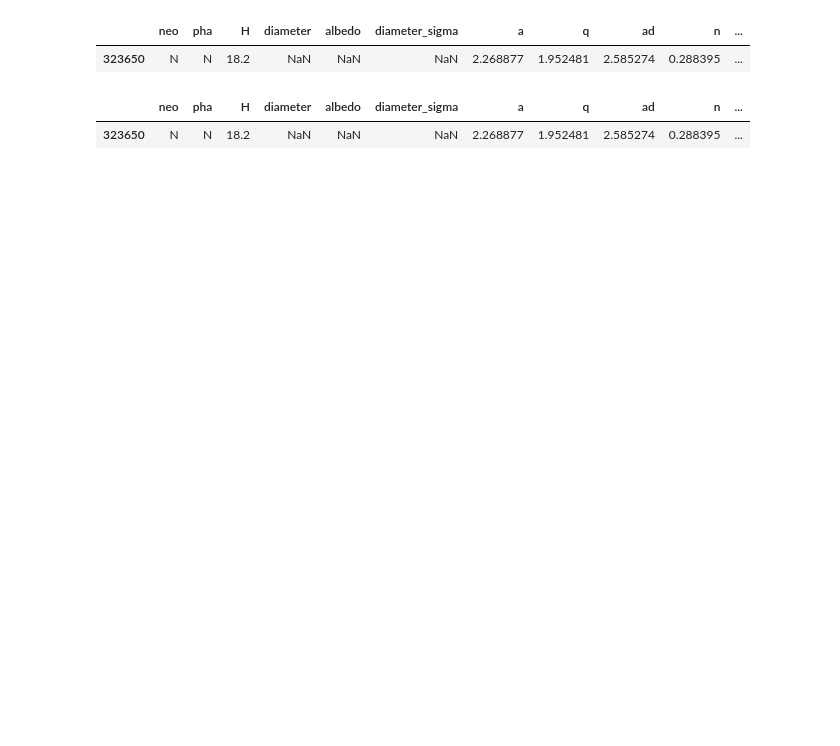
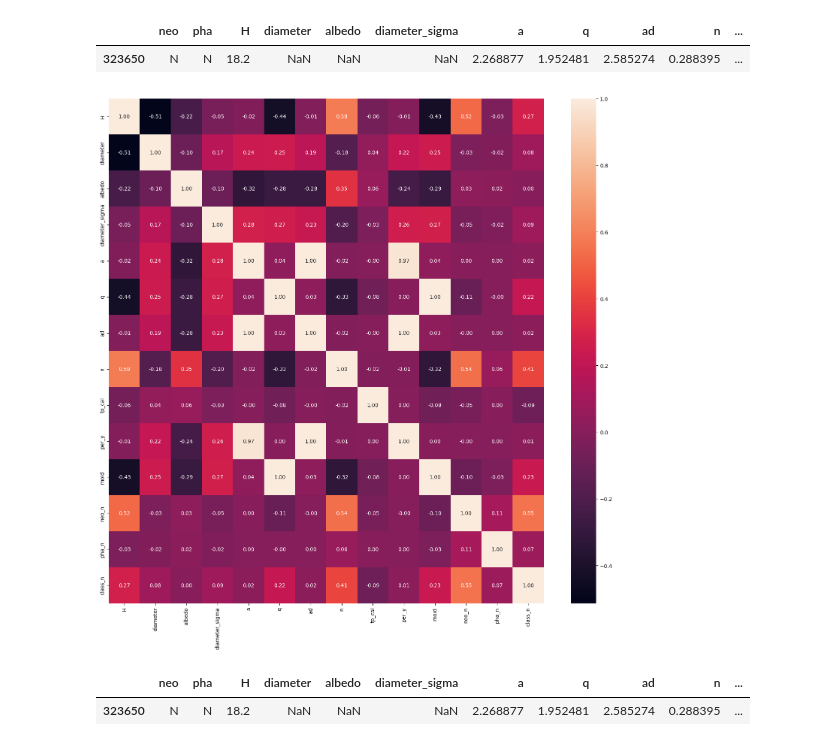
Before and after one commit to PazReumante/asteroid_prediction, a Jupyter notebook: Project/explore_base.ipynb, the cells around one changed output. Cells and saved outputs as stored; diff of their text form; code cells hidden in the pictures; blank space fills up the shorter version.

```diff
--- a/Project/explore_base.ipynb
+++ b/Project/explore_base.ipynb
@@ -318,12 +360,14 @@ sample_total_data.head(1)
 # %%
 # Análisis numérico categórico (completo)
 fig, axis = plt.subplots(figsize = (15, 15))
 
-sns.heatmap(sample_total_data[['H', 'diameter', 'albedo', 'diameter_sigma', 'epoch_mjd', 'e', 'a', 'q', 'i', 'om', 'w', 'ma', 'ad', 'n', 'tp', 'tp_cal', 'per', 'per_y', 'moid', 'moid_ld', 'neo_n', 'pha_n', 'class_n']].corr(), annot = True, fmt = ".2f")
+sns.heatmap(sample_total_data[['H', 'diameter', 'albedo', 'diameter_sigma', 'a', 'q', 'ad', 'n', 'tp_cal', 'per_y', 'moid', 'neo_n', 'pha_n', 'class_n']].corr(), annot = True, fmt = ".2f")
 
 plt.tight_layout()
 
 plt.show()
+# %% [output]
+[figure, added]
 # %%
 # Eliminación de variables numéricas-categóricas por no tener correlación con variable objetivo 'moid'
 sample_total_data.drop(["neo_n","pha_n"], axis = 1, inplace = True)
```
Also changed, not shown: parts of 20 cells of this notebook, 1 other file.
